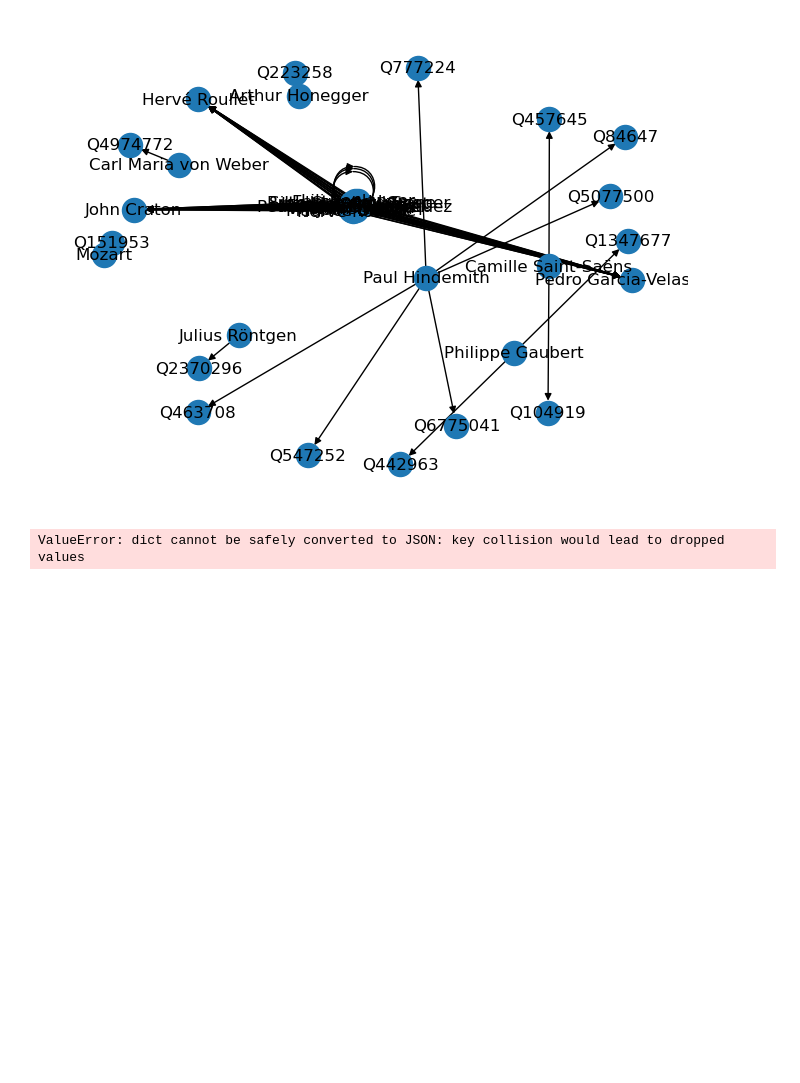
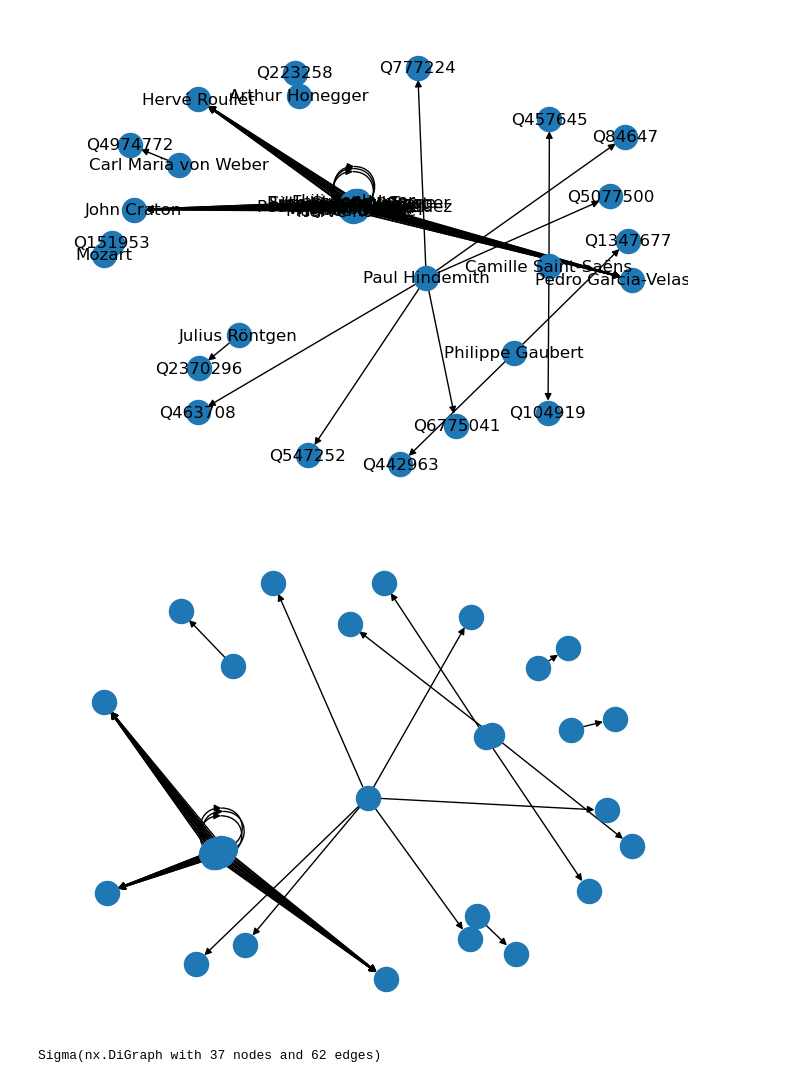
Before and after one commit to AugustinBouquillard/ClassicalGraph, a Jupyter notebook: find_composers_v2.ipynb, the cells around one changed output. Drawn from its saved outputs; the diff is of its cells as text; code cells hidden in the pictures; blank space fills up the shorter version.

Commit message:
ipysigma minimal representation of our large graph

```diff
--- a/find_composers_v2.ipynb
+++ b/find_composers_v2.ipynb
@@ -280,10 +280,16 @@ def orienting_with_dates(list_of_dico,compo_dico={}):
                 if d and birth_date is not None:
                     if birth_date > death_date_compo-20:#if compo died at most 2O years after the birth of c then we assume only compo could influence c and not the other way around
                         compo_dico[compo.id].influences.add(c)
+                    else:
+                        compo_dico[compo.id].influences.add(c)
+                        compo[c.id].influences.add(c)
 
                 elif b and death_date is not None:
                         if death_date < birth_date_compo+20:#if the current composer c died at most 20 years after the birth of compo we assume compo could not influence c and that only c influenced compo
                             compo_dico[c.id].influences.add(compo)
+                        else:
+                            compo_dico[compo.id].influences.add(c)
+                            compo[c.id].influences.add(c)
 
                 else:#we cannot say anything for sure since they were contemporary so by default we assume they influenced each other
                     compo_dico[compo.id].influences.add(c)
@@ -354,9 +360,13 @@ dd:1932
 # %%
 # save graph object to file
 # pickle.dump(G, open(str(compo_dico.keys())+".pickle", 'wb'))
 # load graph object from file
 #G = pickle.load(open('filename.pickle', 'rb'))
+nx.draw(G)
+# %% [output]
+[figure, added]
 # %%
+""" problème car sigma n'accepte pas Composer comme type pour les noeuds du graphe
 graph = G
 #for source, target, in graph.edges:
 #    graph.edges[source, target]["color_edge"] = graph.nodes[target]["color"]
@@ -390,6 +400,49 @@ sigma = Sigma(
 
 
 # Pour afficher dans Jupyter Notebook (si ipysigma est intégré dans un widget)
-sigma
+sigma"""
+
+def prepare_sigma_with_composer_ids(original_graph):
+    """Relabels a graph using Composer.id as node labels and returns a Sigma widget."""
+    #id_map = {node: int(node.id.replace('Q','')) for node in original_graph.nodes()}
+    id_map={node: str(node) for node in original_graph.nodes()}
+    graph = nx.relabel_nodes(original_graph, id_map)
+
+    # Clean all node/edge attributes to make sure they're JSON serializable
+    for n, d in graph.nodes(data=True):
+        for k, v in d.items():
+            if not isinstance(v, (str, int, float, bool, type(None))):
+                d[k] = str(v)
+
+    for u, v, d in graph.edges(data=True):
+        for k, val in d.items():
+            if not isinstance(val, (str, int, float, bool, type(None))):
+                d[k] = str(val)
+
+    layout = {
+        node: {
+            "x": math.cos(i * 2 * math.pi / len(graph)),
+            "y": math.sin(i * 2 * math.pi / len(graph)),
+        }
+        for i, node in enumerate(graph)
+    }
+
+    pagerank_scores = nx.pagerank(graph)
+
+    for k, v in pagerank_scores.items():
+        assert isinstance(v, (int, float)), f"Non-numeric pagerank for node {k}: {v}"
+
+    sigma = Sigma(
+        graph=graph,
+        layout=layout,
+        default_edge_type="curve",
+        node_border_color_from="node",
+        label_font="cursive",
+        node_size=pagerank_scores
+    )
+
+    return sigma
+
+prepare_sigma_with_composer_ids(G)
 # %% [output]
-ValueError: dict cannot be safely converted to JSON: key collision would lead to dropped values
+Sigma(nx.DiGraph with 37 nodes and 62 edges)
```
